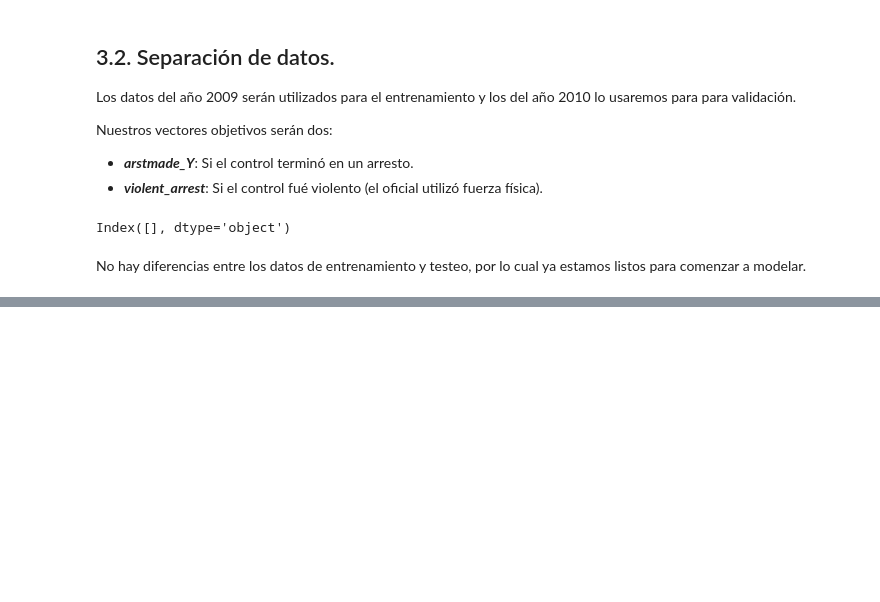
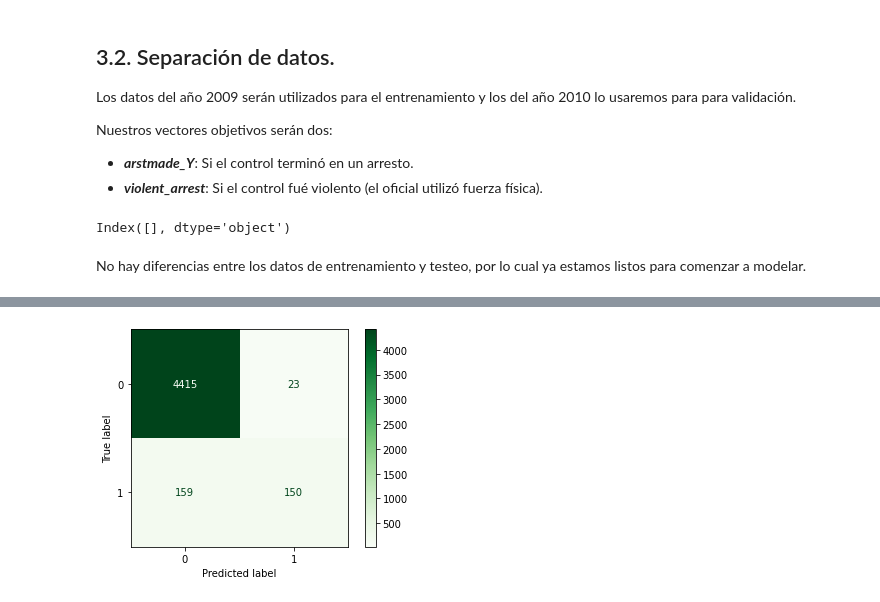
Before and after one commit to Gab0Jorq/risk_and_frisk, a Jupyter notebook: stop_and_frisk.ipynb, the cells around one changed output, grey strips where cells are left out. Saved outputs shown, nothing was run; the diff lists cells and outputs as text; code cells hidden in the pictures; blank space fills up the shorter version.

```diff
--- a/stop_and_frisk.ipynb
+++ b/stop_and_frisk.ipynb
@@ -294,0 +324,3 @@ No hay diferencias entre los datos de entrenamiento y testeo, por lo cual ya est
+# %%
+grid_params_NB = [{'alpha' : [1, 0.1, 0.01, 0.001, 0.0001, 0.00001]
+                  }]
@@ -294,0 +464,5 @@ No hay diferencias entre los datos de entrenamiento y testeo, por lo cual ya est
+# %%
+grid_params_LR = [{'penalty': ['l2'],
+                  'C' : [0.0001, 0.001, 0.01, 0.1, 1, 10, 100, 1000],
+                   'max_iter' : [100, 500, 1000, 2000,]
+                  }]
@@ -294,0 +494,10 @@ No hay diferencias entre los datos de entrenamiento y testeo, por lo cual ya est
+# %%
+LR_arstmade = GridSearchCV(estimator = LogisticRegression(),
+                          param_grid = grid_params_LR,
+                          scoring = 'precision',
+                          cv = 10,
+                          n_jobs = -1)
+LR_arstmade.fit(X_train_arstmade, y_train_arstmade)
+best_LR_arstmade = LR_arstmade.best_estimator_.fit(X_train_arstmade, y_train_arstmade)
+yhat_LR_arstmade = hp.reporte_metricas(best_LR_arstmade, X_test_arstmade, y_test_arstmade, 'Métricas con Logistic Regression de Arstmade')
+confusion_matrix(y_test_arstmade, yhat_LR_arstmade)
@@ -294,0 +723,4 @@ No hay diferencias entre los datos de entrenamiento y testeo, por lo cual ya est
+# %%
+plot_confusion_matrix(best_LR_arstmade, X_test_arstmade, y_test_arstmade, cmap = 'Greens');
+# %% [output]
+[figure, added]
```
Also changed, not shown: parts of 61 cells of this notebook.
